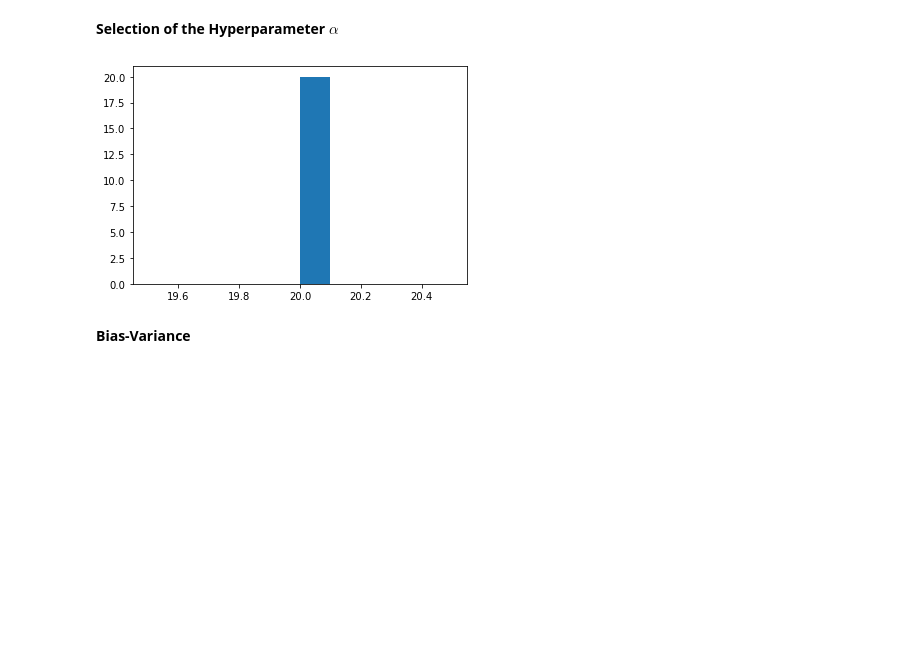
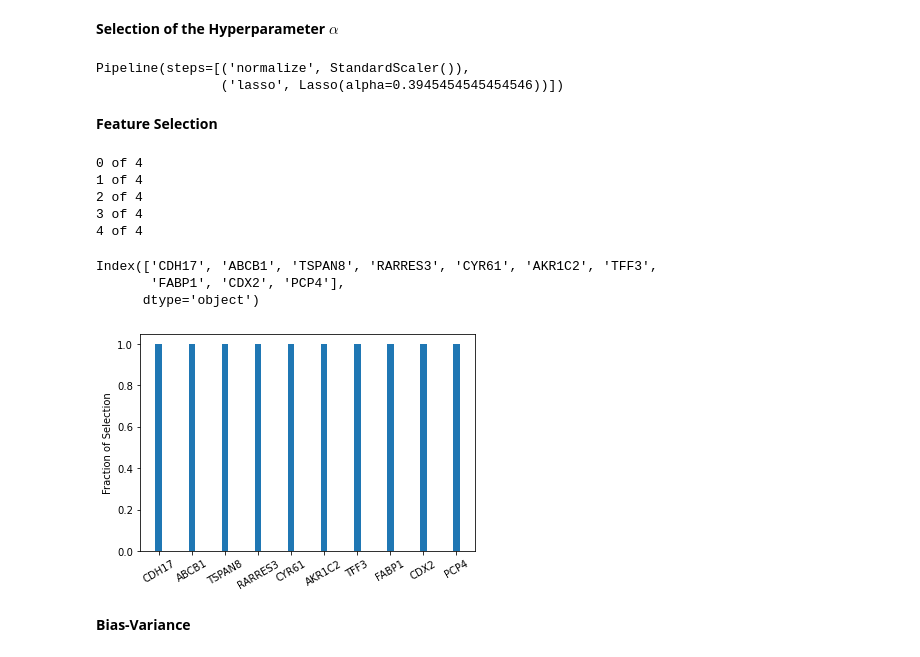
Before and after one commit to max-de-rooij/8dm50-machine-learning, a Jupyter notebook: practicals/week_3.ipynb, the cells around one changed output. Cells and saved outputs as stored; diff of their text form; code cells hidden in the pictures; blank space fills up the shorter version.

```diff
--- a/practicals/week_3.ipynb
+++ b/practicals/week_3.ipynb
@@ -372,21 +372,50 @@ from week_3_utils import *
 from sklearn.model_selection import train_test_split
 import matplotlib.pyplot as plt
 
-X_train, X_test, y_train, y_test = train_test_split(gene_expression, drug_response, test_size=0.3, random_state=334)
-amt_coef = []
-for ix in range(20)
-    alpha_range = np.linspace(0,1,num=100)
-    model = cv_lasso(alpha_range,folds=5)
-    model.fit(X_train, y_train)
+X_train, X_test, y_train, y_test = train_test_split(gene_expression, drug_response, test_size=0.2, random_state=40)
 
-    coefficients = model.best_estimator_.named_steps['lasso'].coef_
-    nonzero_coef = gene_expression.columns[coefficients != 0.]
-    amt_coef.append(len(nonzero_coef))
-
-plt.hist(amt_coef)
-plt.show()
+alpha_range = np.linspace(10e-4,1,num=100)
+model = cv_lasso(alpha_range,folds=5)
+model.fit(X_train, y_train)
+print(model.best_estimator_)
 # %% [output]
-[figure, removed]
+Pipeline(steps=[('normalize', StandardScaler()),
+                ('lasso', Lasso(alpha=0.3945454545454546))])
+# %% [markdown]
+**Feature Selection**
+# %%
+features = gene_expression.columns
+counter = np.zeros((1,len(features)))
+amt_of_rep = 5
+for ix in range(amt_of_rep):
+    alpha_range = np.linspace(10e-4,1,num=50)
+    model = cv_lasso(alpha_range,folds=5)
+    model.fit(X_train, y_train)
+
+    coefficients = model.best_estimator_.named_steps['lasso'].coef_
+    nonzero_coef = np.array((coefficients != 0.)).astype(int)
+    counter = counter+nonzero_coef
+    print(f'{ix} of {amt_of_rep-1}')
+# %% [output]
+0 of 4
+1 of 4
+2 of 4
+3 of 4
+4 of 4
+# %%
+counter = counter.ravel()
+print(features_in_plot)
+features_in_plot = features[counter != 0]
+counters_in_plot = counter[counter != 0]
+plt.bar(list(range(0,4*len(features_in_plot),4)), counters_in_plot/amt_of_rep, tick_label=features_in_plot)
+plt.xticks(rotation=30)
+plt.ylabel('Fraction of Selection')
+plt.show()
+# %% [output]
+Index(['CDH17', 'ABCB1', 'TSPAN8', 'RARRES3', 'CYR61', 'AKR1C2', 'TFF3',
+       'FABP1', 'CDX2', 'PCP4'],
+      dtype='object')
+[figure, added]
 # %% [markdown]
 **Bias-Variance**
 # %%
```
Also changed, not shown: parts of 3 cells of this notebook.
